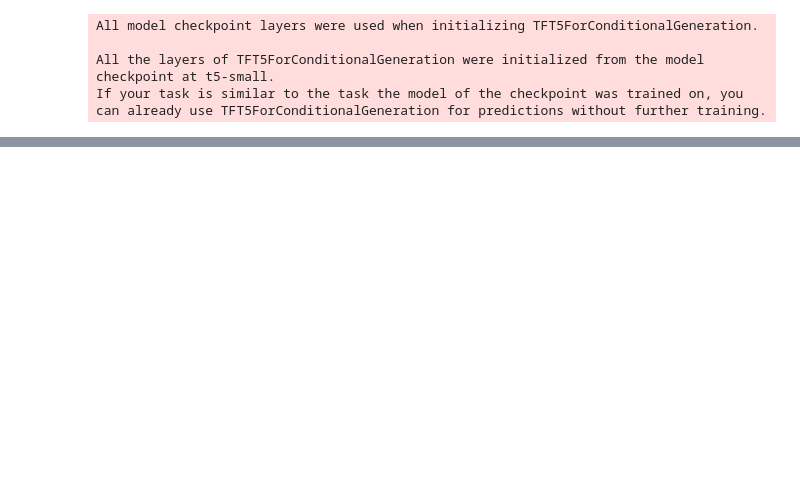
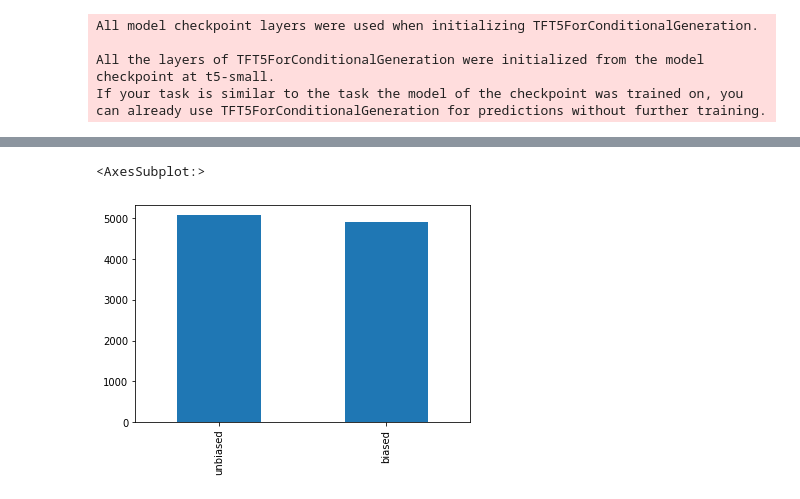
Before and after one commit to AshQTan/T5-GAN, a Jupyter notebook: GAN.ipynb, the cells around one changed output, grey strips where cells are left out. Drawn from its saved outputs; the diff is of its cells as text; code cells hidden in the pictures; blank space fills up the shorter version.

```diff
--- a/GAN.ipynb
+++ b/GAN.ipynb
@@ -84,0 +130,2 @@ If your task is similar to the task the model of the checkpoint was trained on,
+# %%
+data = data.reset_index(drop=True)
@@ -84,0 +152,12 @@ If your task is similar to the task the model of the checkpoint was trained on,
+# %%
+tfdf = data[['article','isbiased']]
+tfdf['text'] = data['article']
+tfdf['label'] = data['isbiased']
+tfdf = tfdf[['text','label']]
+tfdf['label'] = tfdf['label'].replace(0, "unbiased")
+tfdf['label'] = tfdf['label'].replace(1, "biased")
+tfdf = tfdf.sample(frac=1)
+tfdf = tfdf.reset_index(drop=True)
+
+print(tfdf.shape)
+tfdf.head()
@@ -84,0 +182,5 @@ If your task is similar to the task the model of the checkpoint was trained on,
+# %%
+tfdf["label"][0:10000].value_counts().plot.bar()
+# %% [output]
+<AxesSubplot:>
+[figure, added]
```
Also changed, not shown: parts of 71 cells of this notebook, 1 other file.
